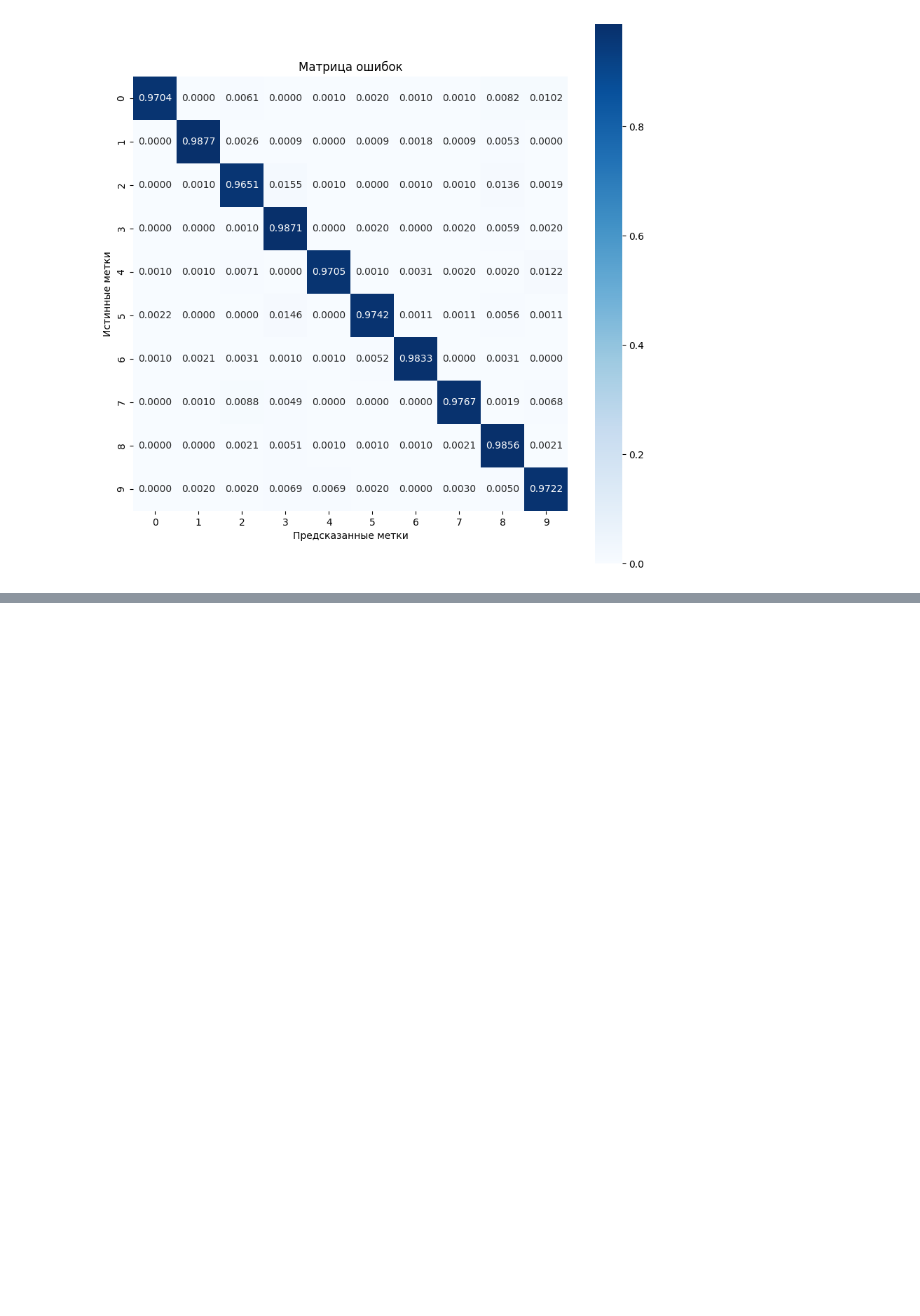
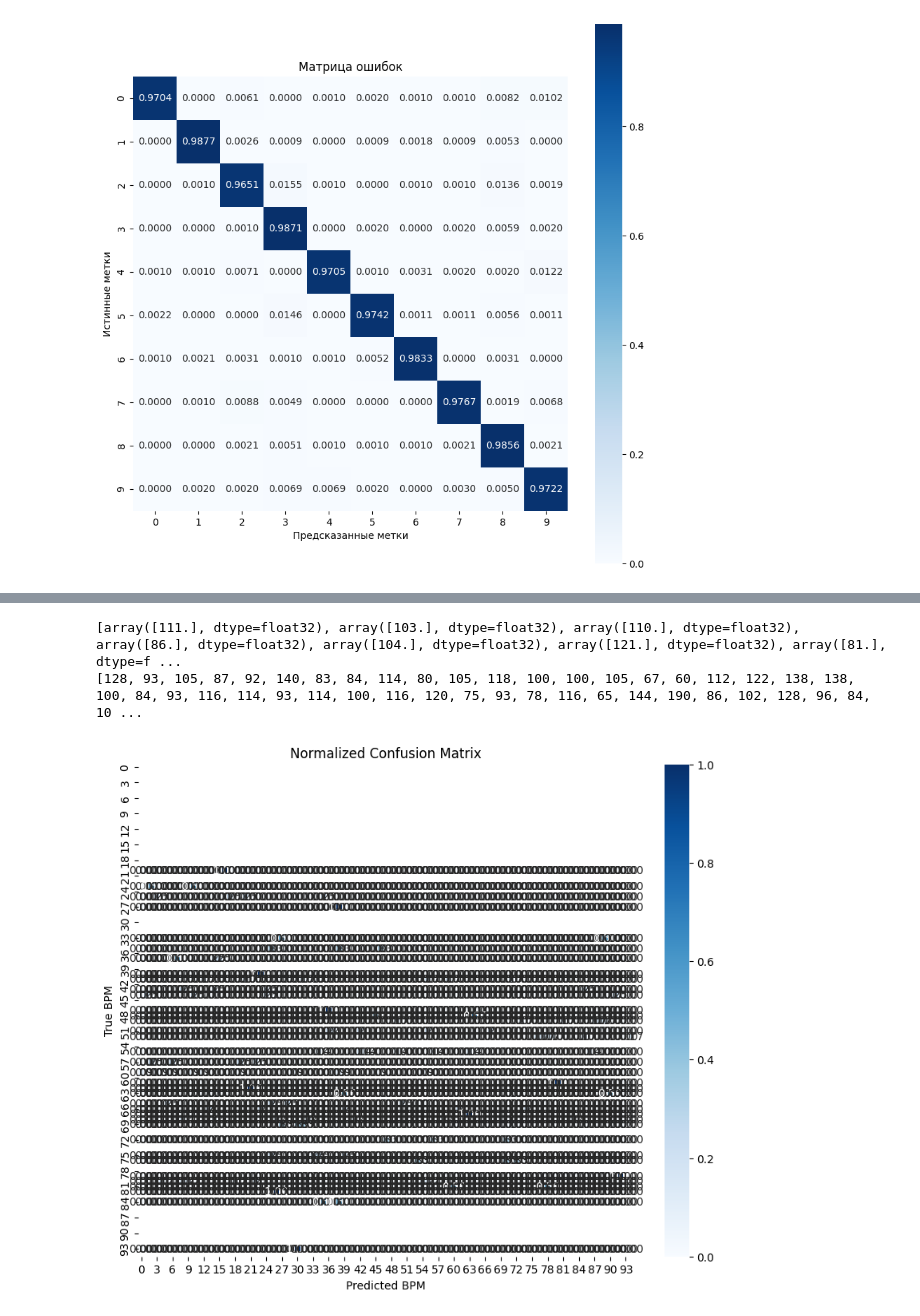
Before and after one commit to Ads369/Ads_2s, a Jupyter notebook: 9_4_Домашняя_работа.ipynb, the cells around one changed output, grey strips where cells are left out. Drawn from its saved outputs; the diff is of its cells as text; code cells hidden in the pictures; blank space fills up the shorter version.

```diff
--- a/9_4_Домашняя_работа.ipynb
+++ b/9_4_Домашняя_работа.ipynb
@@ -520,0 +665,11 @@ train_losses, train_accs, val_losses, val_accs = train_model(
+# %%
+def get_bpm_predictions(dataset):
+    y_true = []
+    y_pred = []
+    for spectrogram, bpm in dataset:
+        preds = model.predict(spectrogram)
+        y_true.extend(bpm.numpy())
+        y_pred.extend(np.round(preds))  # Округление предсказанных значений
+    return y_true, y_pred
+# %%
+y_true, y_pred = get_bpm_predictions(test_dataset)
@@ -520,0 +681,25 @@ train_losses, train_accs, val_losses, val_accs = train_model(
+# %%
+print(y_pred)
+print(y_true)
+# %% [output]
+[array([111.], dtype=float32), array([103.], dtype=float32), array([110.], dtype=float32), array([86.], dtype=float32), array([104.], dtype=float32), array([121.], dtype=float32), array([81.], dtype=f ...
+[128, 93, 105, 87, 92, 140, 83, 84, 114, 80, 105, 118, 100, 100, 105, 67, 60, 112, 122, 138, 138, 100, 84, 93, 116, 114, 93, 114, 100, 116, 120, 75, 93, 78, 116, 65, 144, 190, 86, 102, 128, 96, 84, 10 ...
+# %%
+from sklearn.metrics import confusion_matrix
+import seaborn as sns
+
+# Округление предсказанных значений до ближайшего целого
+y_pred_rounded = np.round(y_pred)
+
+# Построение матрицы ошибок
+cm = confusion_matrix(y_true, y_pred_rounded)
+cm_normalized = cm.astype("float") / cm.sum(axis=1)[:, np.newaxis]
+# %%
+plt.figure(figsize=(10, 8))
+sns.heatmap(cm_normalized, annot=True, fmt=".2f", cmap="Blues")
+plt.title("Normalized Confusion Matrix")
+plt.xlabel("Predicted BPM")
+plt.ylabel("True BPM")
+plt.show()
+# %% [output]
+[figure, added]
```
Also changed, not shown: parts of 58 cells of this notebook.
